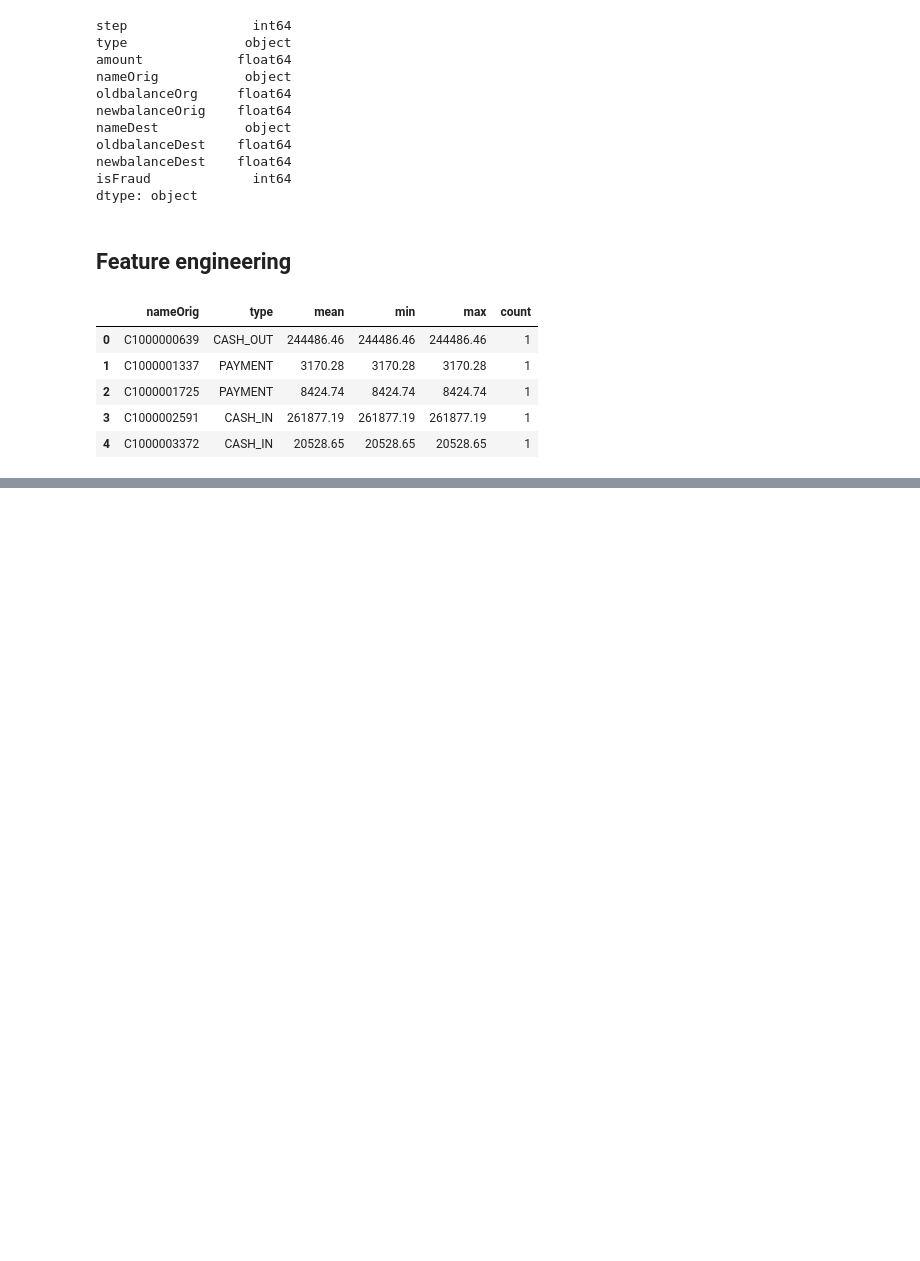
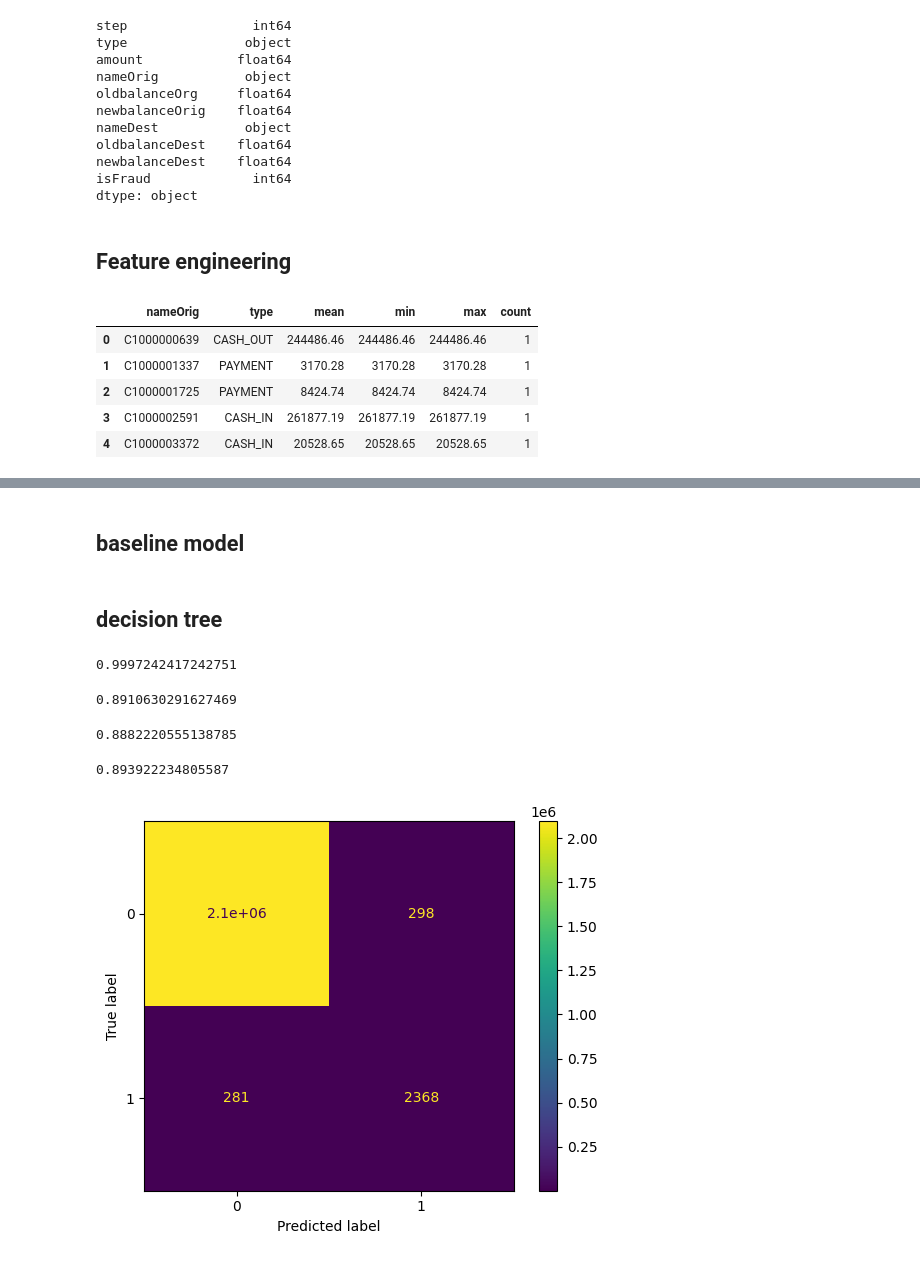
Before and after one commit to DaliDalmas/electronic-fraud-detection-system, a Jupyter notebook: lab/analysis.ipynb, the cells around one changed output, grey strips where cells are left out. Drawn from its saved outputs; the diff is of its cells as text; code cells hidden in the pictures; blank space fills up the shorter version.

Commit message:
decision tree model complete

```diff
--- a/lab/analysis.ipynb
+++ b/lab/analysis.ipynb
@@ -100,3 +100,6 @@ data.head()
+# %%
+data['transformed_type'] = le.transform(data['type'])
 # %%
+data.drop(['nameOrig', 'nameDest', 'type', 'step'], axis=1, inplace=True)
 data.shape
 # %% [output]
@@ -103,0 +116,34 @@ data.shape
+# %%
+X = data.drop('isFraud', axis=1)
+y = data['isFraud']
+X_train, X_test, y_train, y_test = train_test_split(X, y, test_size=0.33, random_state=42)
+# %% [markdown]
+## baseline model
+# %% [markdown]
+## decision tree
+# %%
+clf = tree.DecisionTreeClassifier()
+clf = clf.fit(X_train, y_train)
+# %%
+accuracy_score(clf.predict(X_test), y_test)
+# %% [output]
+0.9997242417242751
+# %%
+f1_score(clf.predict(X_test), y_test)
+# %% [output]
+0.8910630291627469
+# %%
+precision_score(clf.predict(X_test), y_test)
+# %% [output]
+0.8882220555138785
+# %%
+recall_score(clf.predict(X_test), y_test)
+# %% [output]
+0.893922234805587
+# %%
+cm = confusion_matrix(clf.predict(X_test), y_test)
+disp = ConfusionMatrixDisplay(confusion_matrix = cm, display_labels = clf.classes_)
+disp.plot()
+plt.show();
+# %% [output]
+[figure, added]
```
Also changed, not shown: parts of 7 cells of this notebook, 3 other files.
